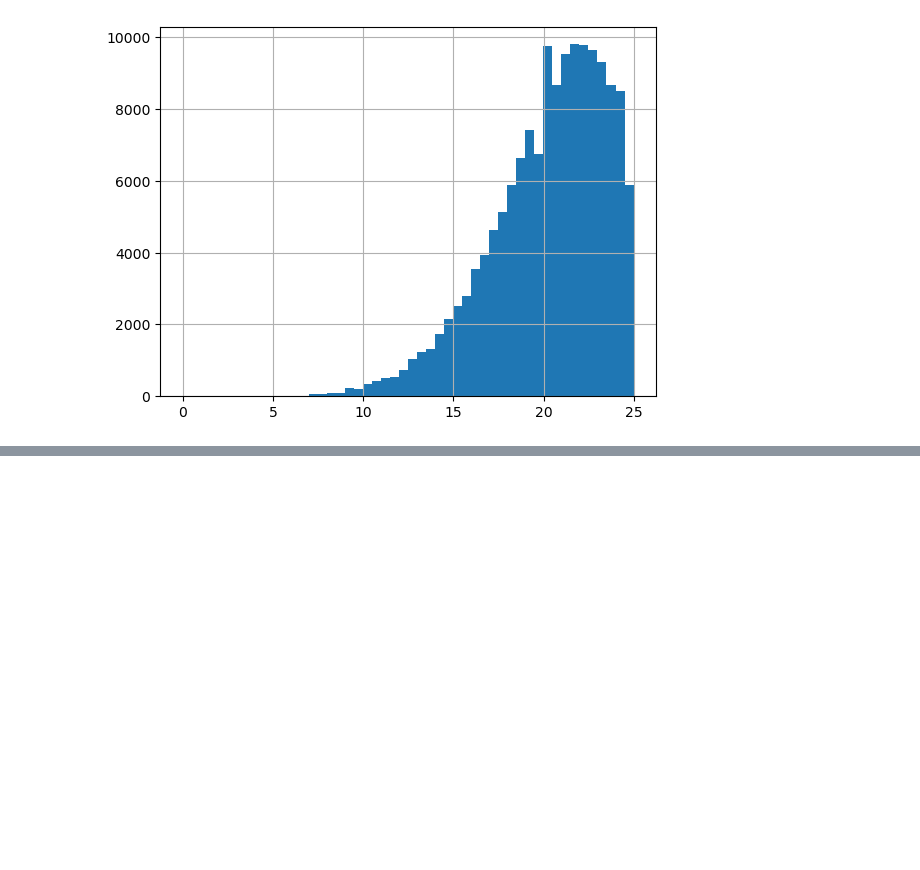
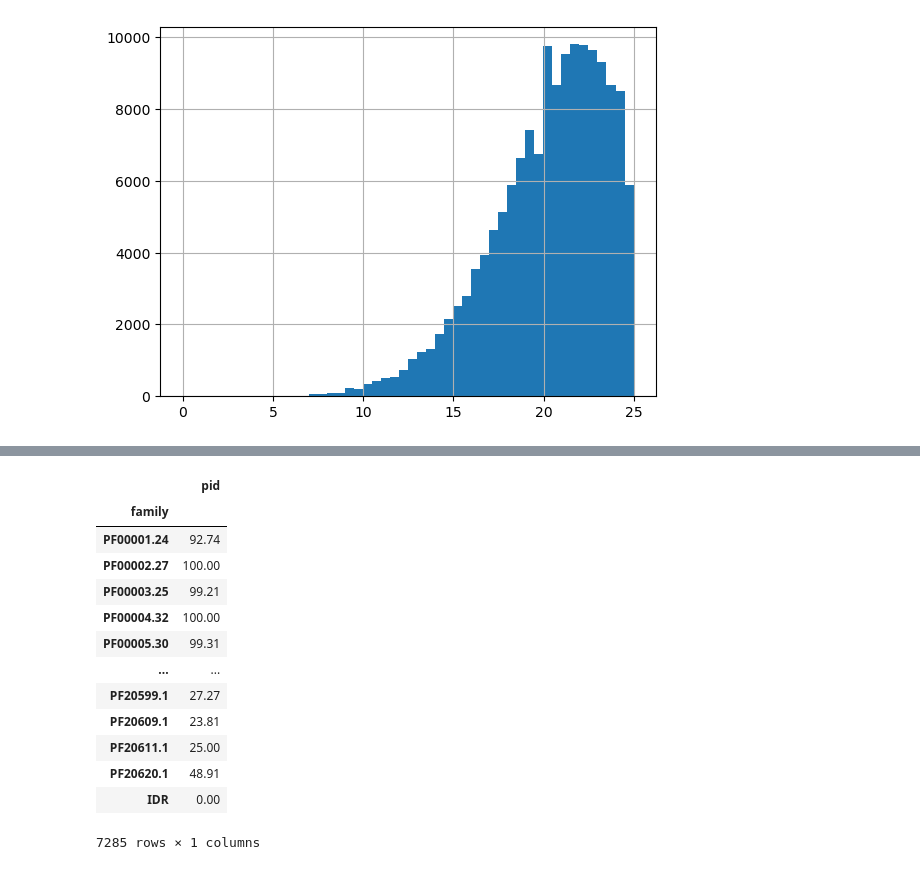
Before and after one commit to Protein-Sequence-Annotation/PSALM, a Jupyter notebook: library/benchmark_test.ipynb, the cells around one changed output, grey strips where cells are left out. Drawn from its saved outputs; the diff is of its cells as text; code cells hidden in the pictures; blank space fills up the shorter version.

```diff
--- a/library/benchmark_test.ipynb
+++ b/library/benchmark_test.ipynb
@@ -118,0 +143,17 @@ filtered_df.hist(bins=50)
+# %%
+grouped_df
+# %% [output]
+|  | pid |
+| family |  |
+| PF00001.24 | 92.74 |
+| PF00002.27 | 100.00 |
+| PF00003.25 | 99.21 |
+| PF00004.32 | 100.00 |
+| PF00005.30 | 99.31 |
+| ... | ... |
+| PF20599.1 | 27.27 |
+| PF20609.1 | 23.81 |
+| PF20611.1 | 25.00 |
+| PF20620.1 | 48.91 |
+| IDR | 0.00 |
+7285 rows × 1 columns
```
Also changed, not shown: parts of 20 cells of this notebook, 3 other files.
